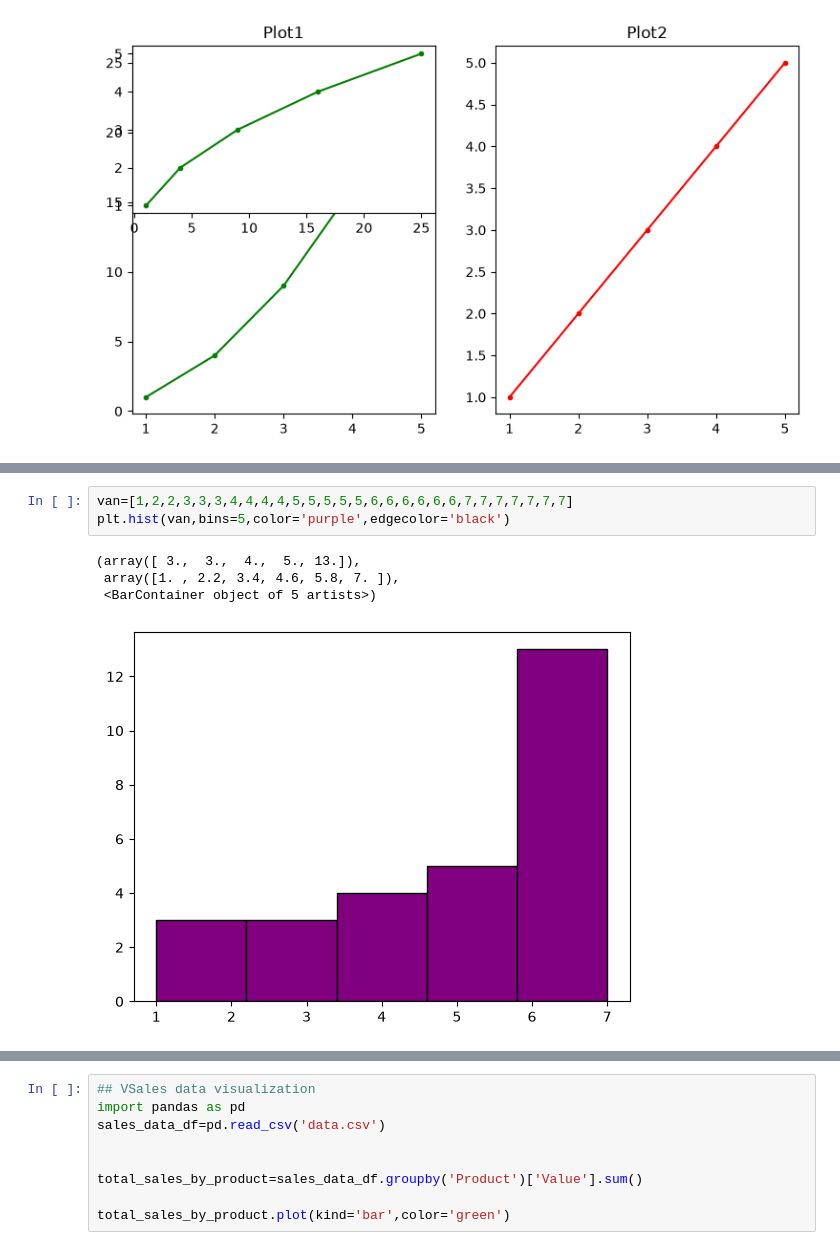
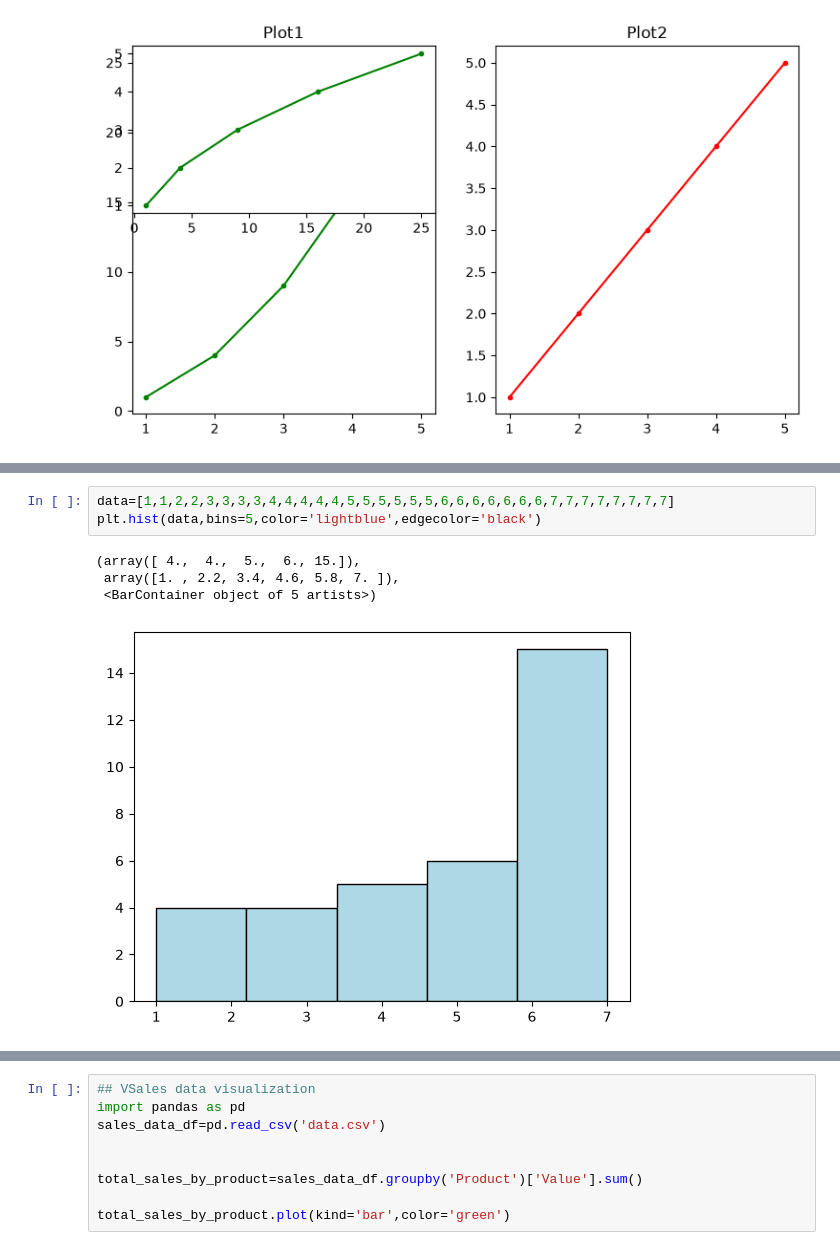
Before and after one commit to vanshvats07/python-practice, a Jupyter notebook: Data analysis/MatplotLib.ipynb, the cells around one changed output, grey strips where cells are left out. Cells and saved outputs as stored; diff of their text form.

```diff
--- a/Data analysis/MatplotLib.ipynb
+++ b/Data analysis/MatplotLib.ipynb
@@ -74,9 +75,9 @@ plt.bar(a,b,color='red',)
 # %%
-van=[1,2,2,3,3,3,4,4,4,4,5,5,5,5,5,6,6,6,6,6,6,7,7,7,7,7,7,7]
-plt.hist(van,bins=5,color='purple',edgecolor='black')
+data=[1,1,2,2,3,3,3,3,4,4,4,4,4,5,5,5,5,5,5,6,6,6,6,6,6,6,7,7,7,7,7,7,7,7]
+plt.hist(data,bins=5,color='lightblue',edgecolor='black')
 # %% [output]
-(array([ 3.,  3.,  4.,  5., 13.]),
+(array([ 4.,  4.,  5.,  6., 15.]),
  array([1. , 2.2, 3.4, 4.6, 5.8, 7. ]),
  <BarContainer object of 5 artists>)
-[figure, old version]
+[figure, new version]
 # %%
```
Also changed, not shown: parts of 3 cells of this notebook.
